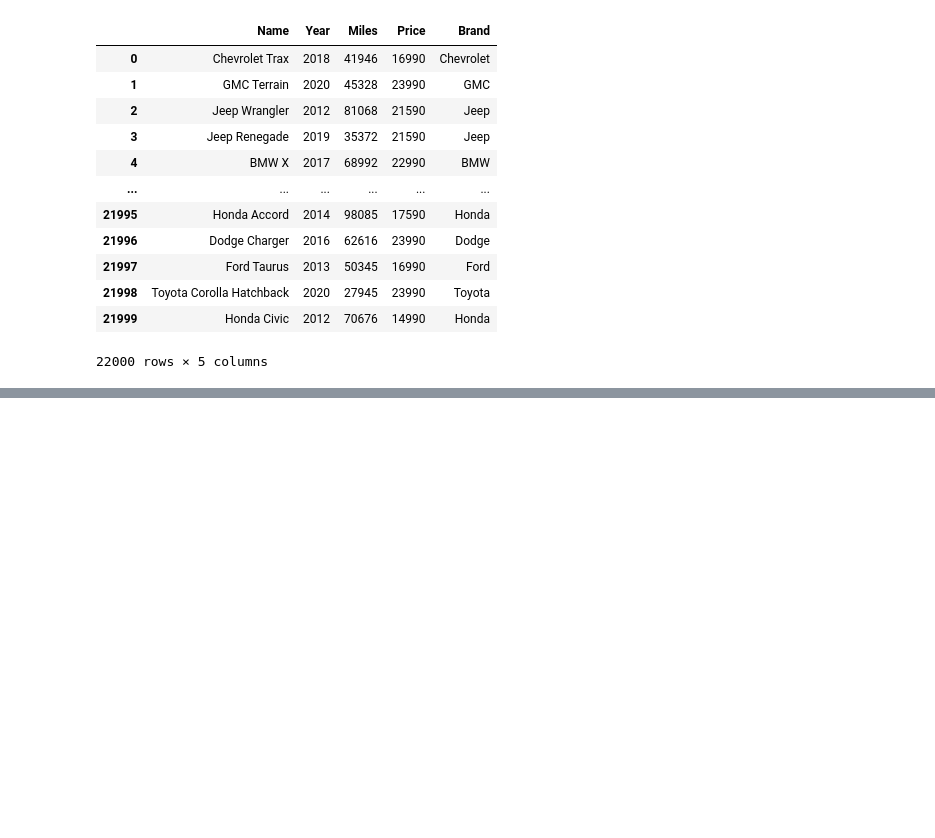
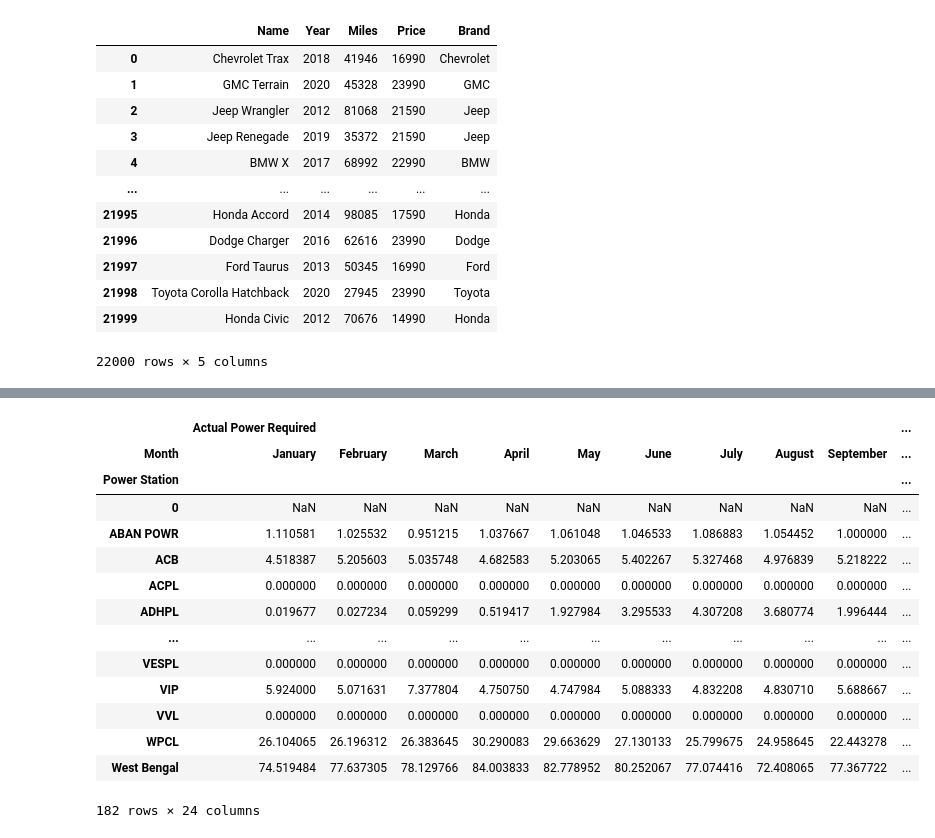
Before and after one commit to vaishnavipatel2805/Python_Libraries_Practice-, a Jupyter notebook: Pandas/Pandas_exercise.ipynb, the cells around one changed output, grey strips where cells are left out. Cells and saved outputs as stored; diff of their text form; code cells hidden in the pictures; blank space fills up the shorter version.

```diff
--- a/Pandas/Pandas_exercise.ipynb
+++ b/Pandas/Pandas_exercise.ipynb
@@ -338,0 +381,3 @@ table.filter(like="Miles").plot(kind="kde", title="KDE of Miles")
+# %%
+power["Dates"] = pd.to_datetime(power["Dates"])
+power["Dates"].dtype
@@ -338,0 +386,3 @@ table.filter(like="Miles").plot(kind="kde", title="KDE of Miles")
+# %%
+## adding month column
+power["Month"] = power["Dates"].dt.month_name()
@@ -338,0 +425,25 @@ table.filter(like="Miles").plot(kind="kde", title="KDE of Miles")
+# %%
+df = power.sort_values(by = "Month")
+# %%
+power_tbl = df.pivot_table(index = "Power Station", columns = "Month", values = ["Actual Power Required", "Excess(+) / Shortfall (-)"])
+# %%
+month_order = ["January","February","March","April","May","June",
+               "July","August","September","October","November","December"]
+power_tbl = power_tbl.reindex(columns=month_order, level=1)  # level=1 = Month
+power_tbl
+# %% [output]
+|  | Actual Power Required |  |  |  |  |  |  |  |  | ... |
+| Month | January | February | March | April | May | June | July | August | September | ... |
+| Power Station |  |  |  |  |  |  |  |  |  | ... |
+| 0 | NaN | NaN | NaN | NaN | NaN | NaN | NaN | NaN | NaN | ... |
+| ABAN POWR | 1.110581 | 1.025532 | 0.951215 | 1.037667 | 1.061048 | 1.046533 | 1.086883 | 1.054452 | 1.000000 | ... |
+| ACB | 4.518387 | 5.205603 | 5.035748 | 4.682583 | 5.203065 | 5.402267 | 5.327468 | 4.976839 | 5.218222 | ... |
+| ACPL | 0.000000 | 0.000000 | 0.000000 | 0.000000 | 0.000000 | 0.000000 | 0.000000 | 0.000000 | 0.000000 | ... |
+| ADHPL | 0.019677 | 0.027234 | 0.059299 | 0.519417 | 1.927984 | 3.295533 | 4.307208 | 3.680774 | 1.996444 | ... |
+| ... | ... | ... | ... | ... | ... | ... | ... | ... | ... | ... |
+| VESPL | 0.000000 | 0.000000 | 0.000000 | 0.000000 | 0.000000 | 0.000000 | 0.000000 | 0.000000 | 0.000000 | ... |
+| VIP | 5.924000 | 5.071631 | 7.377804 | 4.750750 | 4.747984 | 5.088333 | 4.832208 | 4.830710 | 5.688667 | ... |
+| VVL | 0.000000 | 0.000000 | 0.000000 | 0.000000 | 0.000000 | 0.000000 | 0.000000 | 0.000000 | 0.000000 | ... |
+| WPCL | 26.104065 | 26.196312 | 26.383645 | 30.290083 | 29.663629 | 27.130133 | 25.799675 | 24.958645 | 22.443278 | ... |
+| West Bengal | 74.519484 | 77.637305 | 78.129766 | 84.003833 | 82.778952 | 80.252067 | 77.074416 | 72.408065 | 77.367722 | ... |
+182 rows × 24 columns
```
Also changed, not shown: parts of 32 cells of this notebook, 2 other files.
